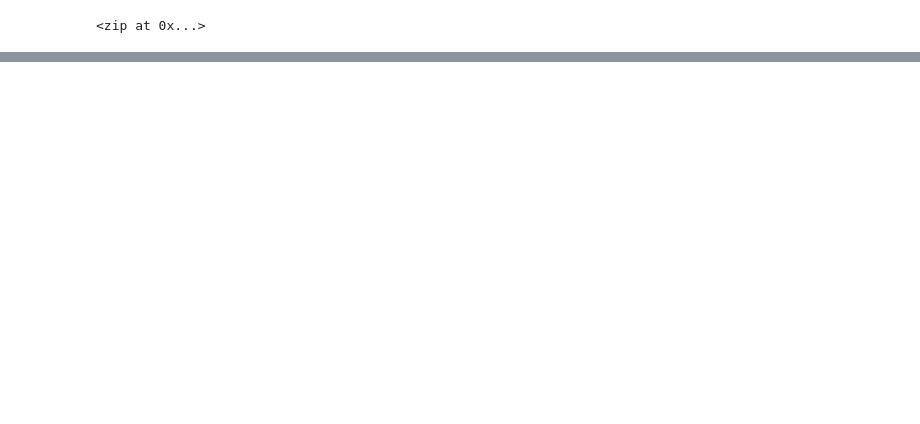
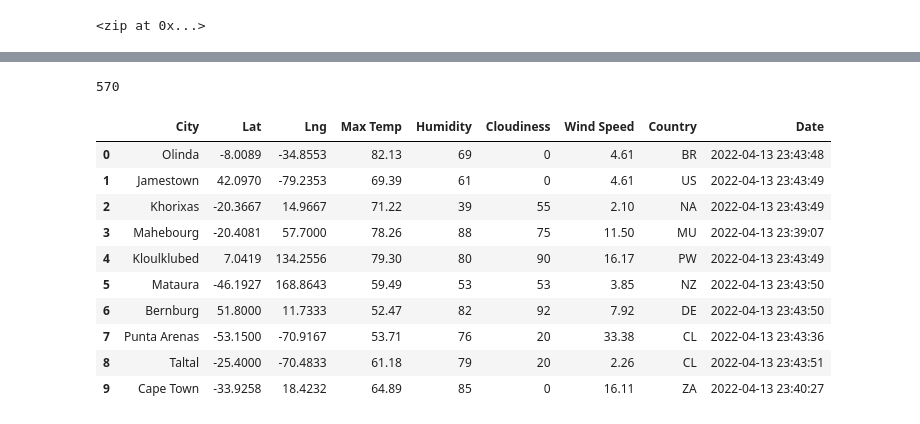
Before and after one commit to valerielnd/World_Weather_Analysis, a Jupyter notebook: WeatherPy.ipynb, the cells around one changed output, grey strips where cells are left out. Cells and saved outputs as stored; diff of their text form; code cells hidden in the pictures; blank space fills up the shorter version.

```diff
--- a/WeatherPy.ipynb
+++ b/WeatherPy.ipynb
@@ -33,0 +125,20 @@ len(cities)
+# %%
+print(len(city_data))
+# %% [output]
+570
+# %%
+# Convert the array of dictionaries to a Pandas DataFrame.
+city_data_df = pd.DataFrame(city_data)
+city_data_df.head(10)
+# %% [output]
+|  | City | Lat | Lng | Max Temp | Humidity | Cloudiness | Wind Speed | Country | Date |
+| 0 | Olinda | -8.0089 | -34.8553 | 82.13 | 69 | 0 | 4.61 | BR | 2022-04-13 23:43:48 |
+| 1 | Jamestown | 42.0970 | -79.2353 | 69.39 | 61 | 0 | 4.61 | US | 2022-04-13 23:43:49 |
+| 2 | Khorixas | -20.3667 | 14.9667 | 71.22 | 39 | 55 | 2.10 | NA | 2022-04-13 23:43:49 |
+| 3 | Mahebourg | -20.4081 | 57.7000 | 78.26 | 88 | 75 | 11.50 | MU | 2022-04-13 23:39:07 |
+| 4 | Kloulklubed | 7.0419 | 134.2556 | 79.30 | 80 | 90 | 16.17 | PW | 2022-04-13 23:43:49 |
+| 5 | Mataura | -46.1927 | 168.8643 | 59.49 | 53 | 53 | 3.85 | NZ | 2022-04-13 23:43:50 |
+| 6 | Bernburg | 51.8000 | 11.7333 | 52.47 | 82 | 92 | 7.92 | DE | 2022-04-13 23:43:50 |
+| 7 | Punta Arenas | -53.1500 | -70.9167 | 53.71 | 76 | 20 | 33.38 | CL | 2022-04-13 23:43:36 |
+| 8 | Taltal | -25.4000 | -70.4833 | 61.18 | 79 | 20 | 2.26 | CL | 2022-04-13 23:43:51 |
+| 9 | Cape Town | -33.9258 | 18.4232 | 64.89 | 85 | 0 | 16.11 | ZA | 2022-04-13 23:40:27 |
```
Also changed, not shown: parts of 7 cells of this notebook, 2 other files.
